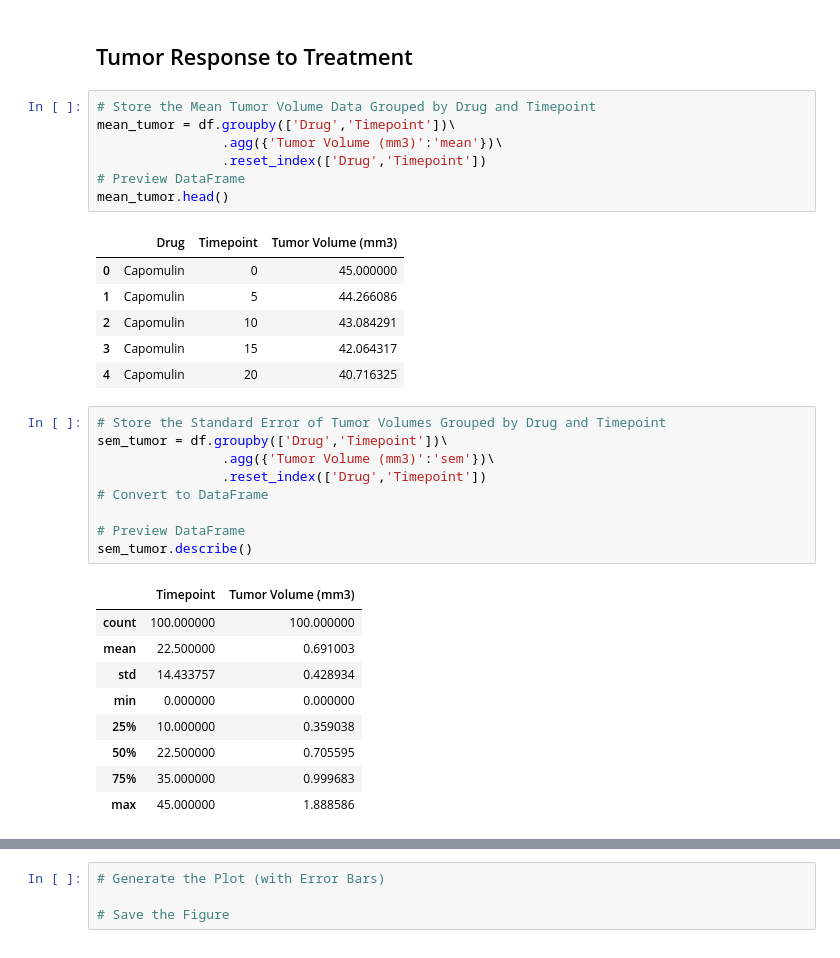
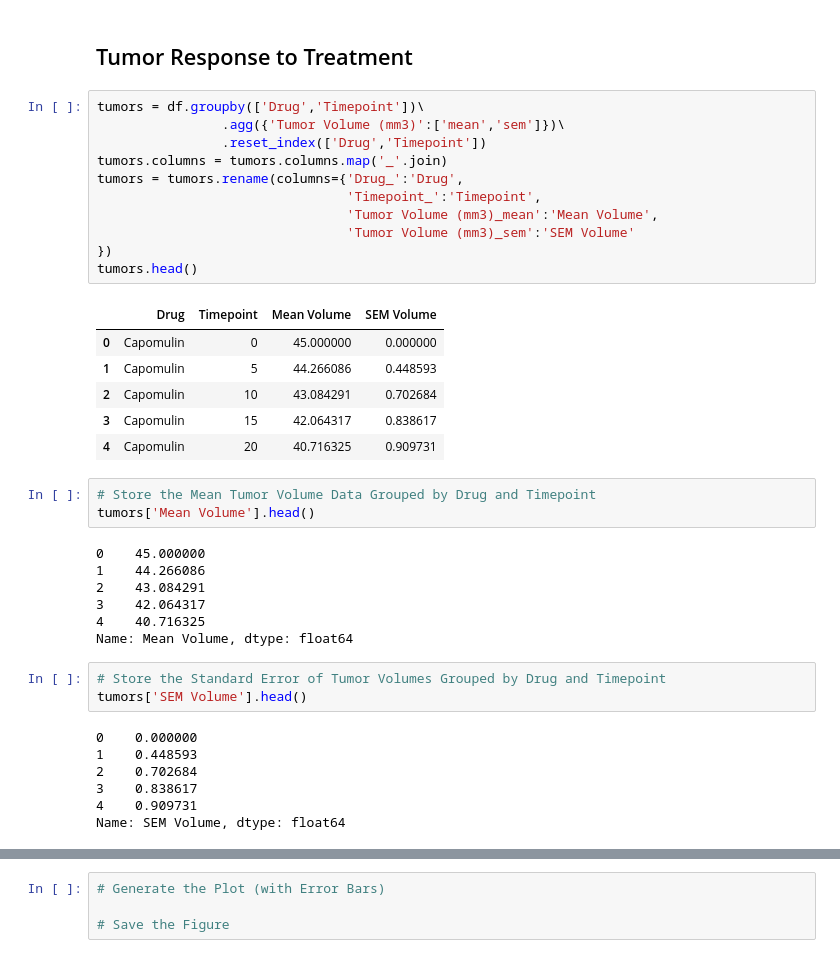
Before and after one commit to JansenKat/matplotlib-challenge, a Jupyter notebook: Pymaceuticals/pymaceuticals_starter.ipynb, the cells around one changed output, grey strips where cells are left out. Saved outputs shown, nothing was run; the diff lists cells and outputs as text.

```diff
--- a/Pymaceuticals/pymaceuticals_starter.ipynb
+++ b/Pymaceuticals/pymaceuticals_starter.ipynb
@@ -34,36 +34,41 @@ df.head()
 | 4 | c819 | 0 | 45.0 | 0 | Ketapril |
 # %% [markdown]
 ## Tumor Response to Treatment
+# %%
+tumors = df.groupby(['Drug','Timepoint'])\
+                .agg({'Tumor Volume (mm3)':['mean','sem']})\
+                .reset_index(['Drug','Timepoint'])
+tumors.columns = tumors.columns.map('_'.join)
+tumors = tumors.rename(columns={'Drug_':'Drug',
+                                'Timepoint_':'Timepoint',
+                                'Tumor Volume (mm3)_mean':'Mean Volume',
+                                'Tumor Volume (mm3)_sem':'SEM Volume'
+})
+tumors.head()
+# %% [output]
+|  | Drug | Timepoint | Mean Volume | SEM Volume |
+| 0 | Capomulin | 0 | 45.000000 | 0.000000 |
+| 1 | Capomulin | 5 | 44.266086 | 0.448593 |
+| 2 | Capomulin | 10 | 43.084291 | 0.702684 |
+| 3 | Capomulin | 15 | 42.064317 | 0.838617 |
+| 4 | Capomulin | 20 | 40.716325 | 0.909731 |
 # %%
 # Store the Mean Tumor Volume Data Grouped by Drug and Timepoint
-mean_tumor = df.groupby(['Drug','Timepoint'])\
-                .agg({'Tumor Volume (mm3)':'mean'})\
-                .reset_index(['Drug','Timepoint'])
-# Preview DataFrame
-mean_tumor.head()
+tumors['Mean Volume'].head()
 # %% [output]
-|  | Drug | Timepoint | Tumor Volume (mm3) |
-| 0 | Capomulin | 0 | 45.000000 |
-| 1 | Capomulin | 5 | 44.266086 |
-| 2 | Capomulin | 10 | 43.084291 |
-| 3 | Capomulin | 15 | 42.064317 |
-| 4 | Capomulin | 20 | 40.716325 |
+0    45.000000
+1    44.266086
+2    43.084291
+3    42.064317
+4    40.716325
+Name: Mean Volume, dtype: float64
 # %%
 # Store the Standard Error of Tumor Volumes Grouped by Drug and Timepoint
-sem_tumor = df.groupby(['Drug','Timepoint'])\
-                .agg({'Tumor Volume (mm3)':'sem'})\
-                .reset_index(['Drug','Timepoint'])
-# Convert to DataFrame
-
-# Preview DataFrame
-sem_tumor.describe()
+tumors['SEM Volume'].head()
 # %% [output]
-|  | Timepoint | Tumor Volume (mm3) |
-| count | 100.000000 | 100.000000 |
-| mean | 22.500000 | 0.691003 |
-| std | 14.433757 | 0.428934 |
-| min | 0.000000 | 0.000000 |
-| 25% | 10.000000 | 0.359038 |
-| 50% | 22.500000 | 0.705595 |
-| 75% | 35.000000 | 0.999683 |
-| max | 45.000000 | 1.888586 |
+0    0.000000
+1    0.448593
+2    0.702684
+3    0.838617
+4    0.909731
+Name: SEM Volume, dtype: float64
```
Also changed, not shown: parts of 17 cells of this notebook.
